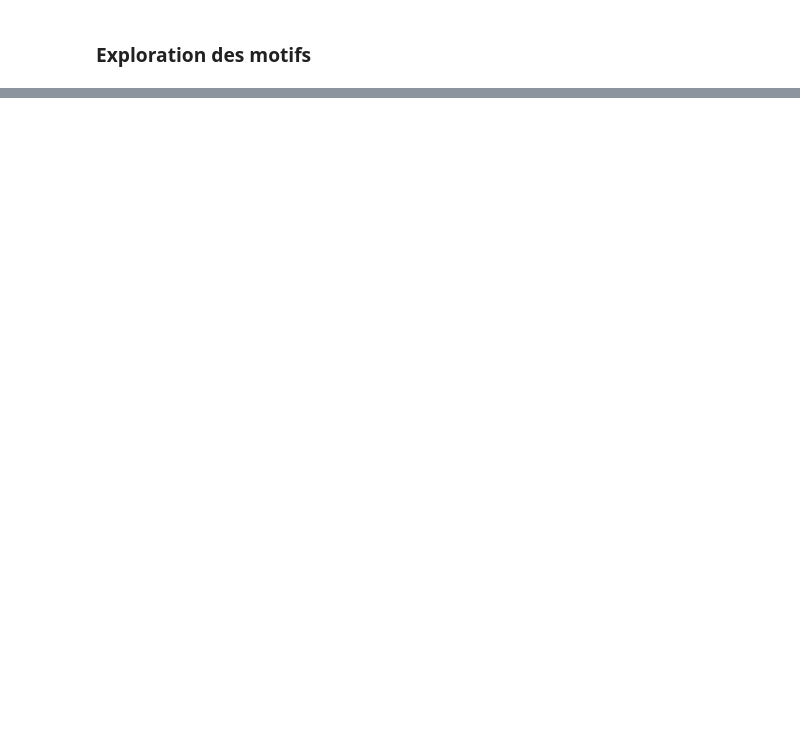
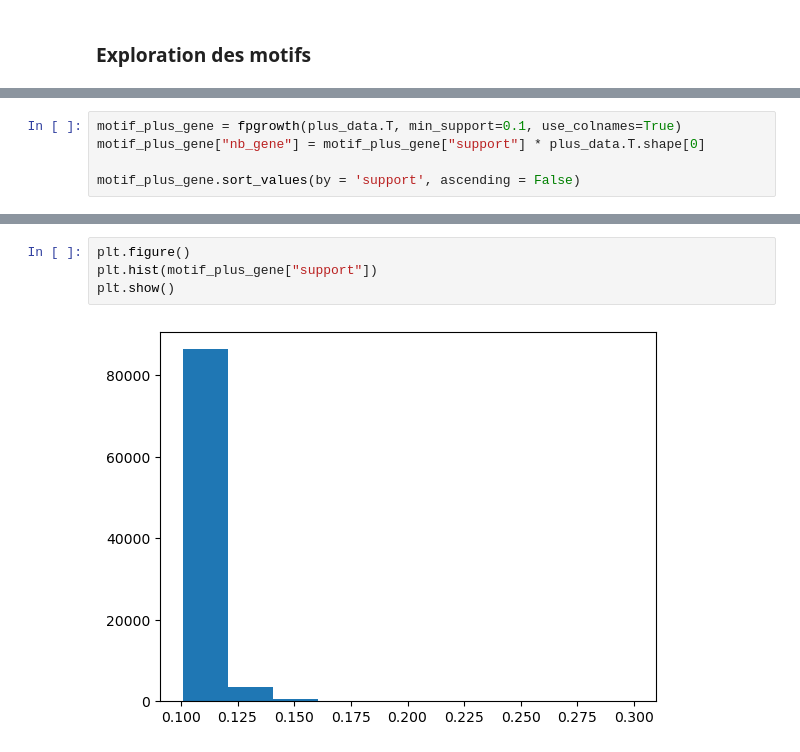
Before and after one commit to JhonatanFelix/Projet_fil_rouge_2024, a Jupyter notebook: motif_frequent_gen.ipynb, the cells around one changed output, grey strips where cells are left out. Cells and saved outputs as stored; diff of their text form; blank space fills up the shorter version.

```diff
--- a/motif_frequent_gen.ipynb
+++ b/motif_frequent_gen.ipynb
@@ -93,0 +242,5 @@ fpgrowth(minus_data, min_support=0.01, use_colnames=True)
+# %%
+motif_plus_gene = fpgrowth(plus_data.T, min_support=0.1, use_colnames=True)
+motif_plus_gene["nb_gene"] = motif_plus_gene["support"] * plus_data.T.shape[0]
+
+motif_plus_gene.sort_values(by = 'support', ascending = False)
@@ -93,0 +261,6 @@ fpgrowth(minus_data, min_support=0.01, use_colnames=True)
+# %%
+plt.figure()
+plt.hist(motif_plus_gene["support"])
+plt.show()
+# %% [output]
+[figure, added]
```
Also changed, not shown: parts of 25 cells of this notebook, 1 other file.
